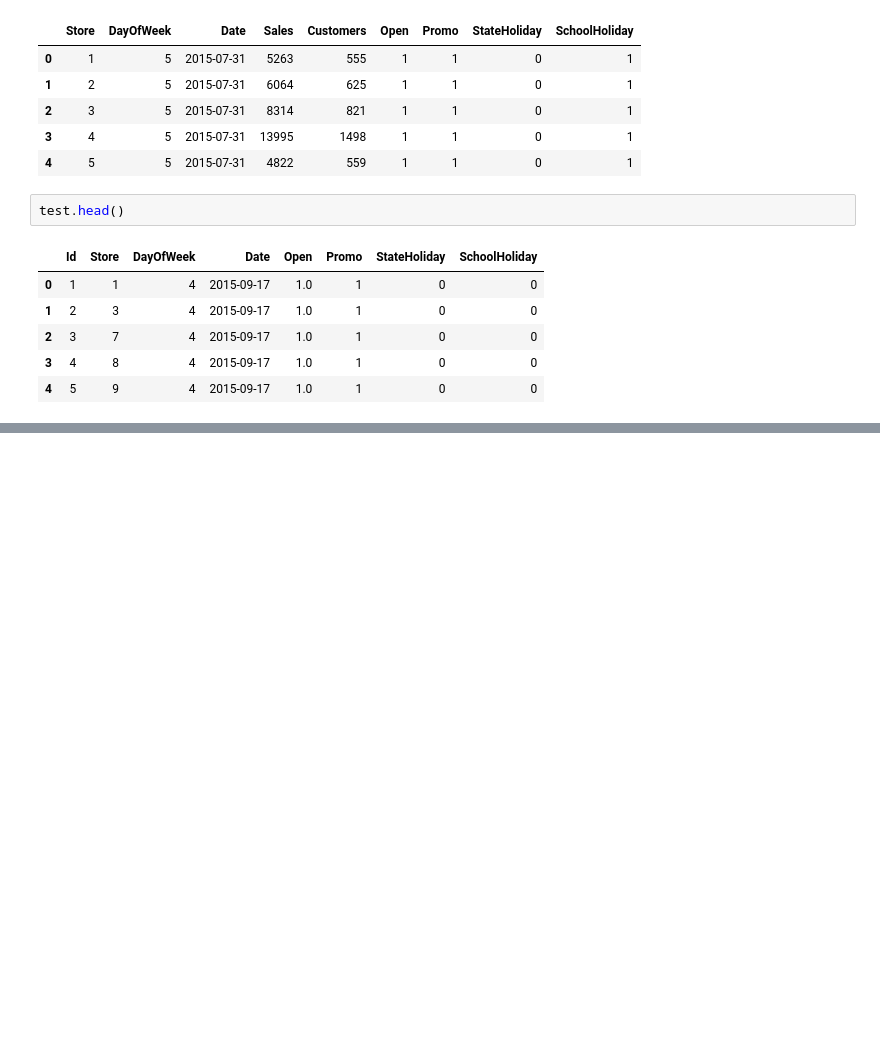
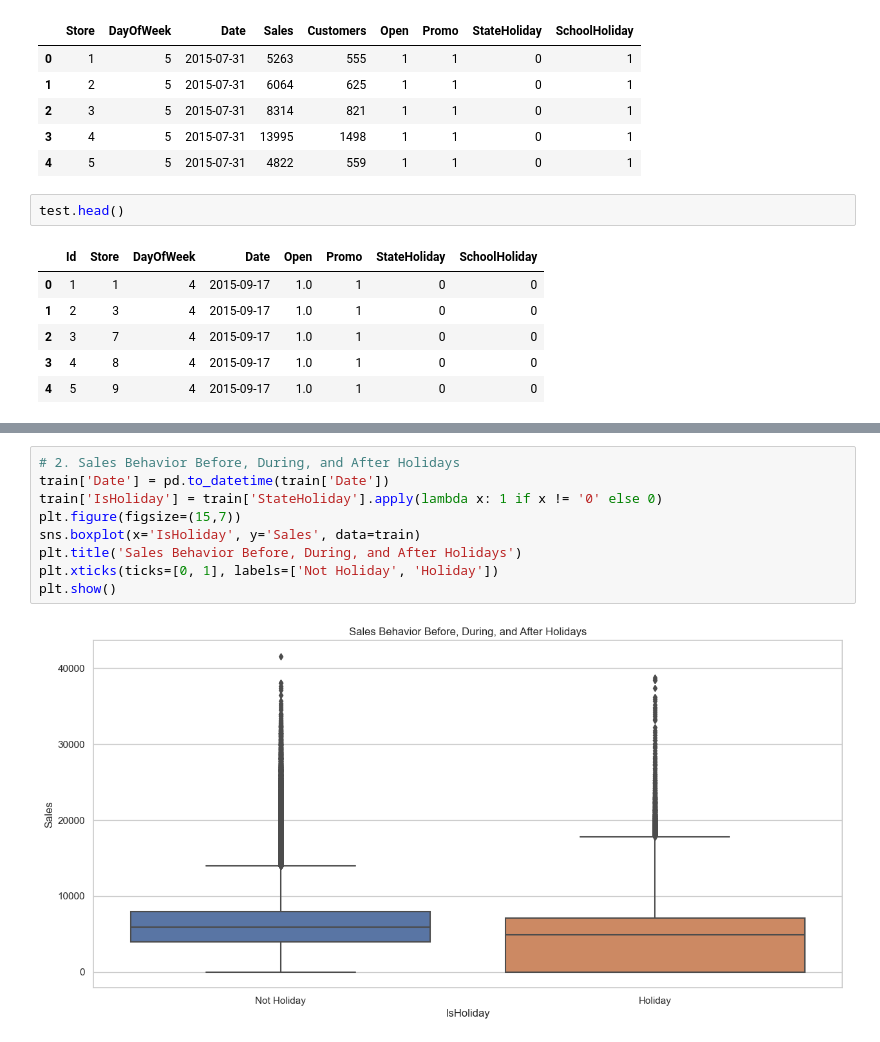
Before and after one commit to kebaHailu/Rossmann_Pharmaceuticals_ML, a Jupyter notebook: src/notebooks/Exploration of customer purchasing behavior.ipynb, the cells around one changed output, grey strips where cells are left out. Cells and saved outputs as stored; diff of their text form; blank space fills up the shorter version.

```diff
--- a/src/notebooks/Exploration of customer purchasing behavior.ipynb
+++ b/src/notebooks/Exploration of customer purchasing behavior.ipynb
@@ -121,0 +105,11 @@ Missing values in training data:
+# %%
+# 2. Sales Behavior Before, During, and After Holidays
+train['Date'] = pd.to_datetime(train['Date'])
+train['IsHoliday'] = train['StateHoliday'].apply(lambda x: 1 if x != '0' else 0)
+plt.figure(figsize=(15,7))
+sns.boxplot(x='IsHoliday', y='Sales', data=train)
+plt.title('Sales Behavior Before, During, and After Holidays')
+plt.xticks(ticks=[0, 1], labels=['Not Holiday', 'Holiday'])
+plt.show()
+# %% [output]
+[figure, added]
```
Also changed, not shown: parts of 9 cells of this notebook.
